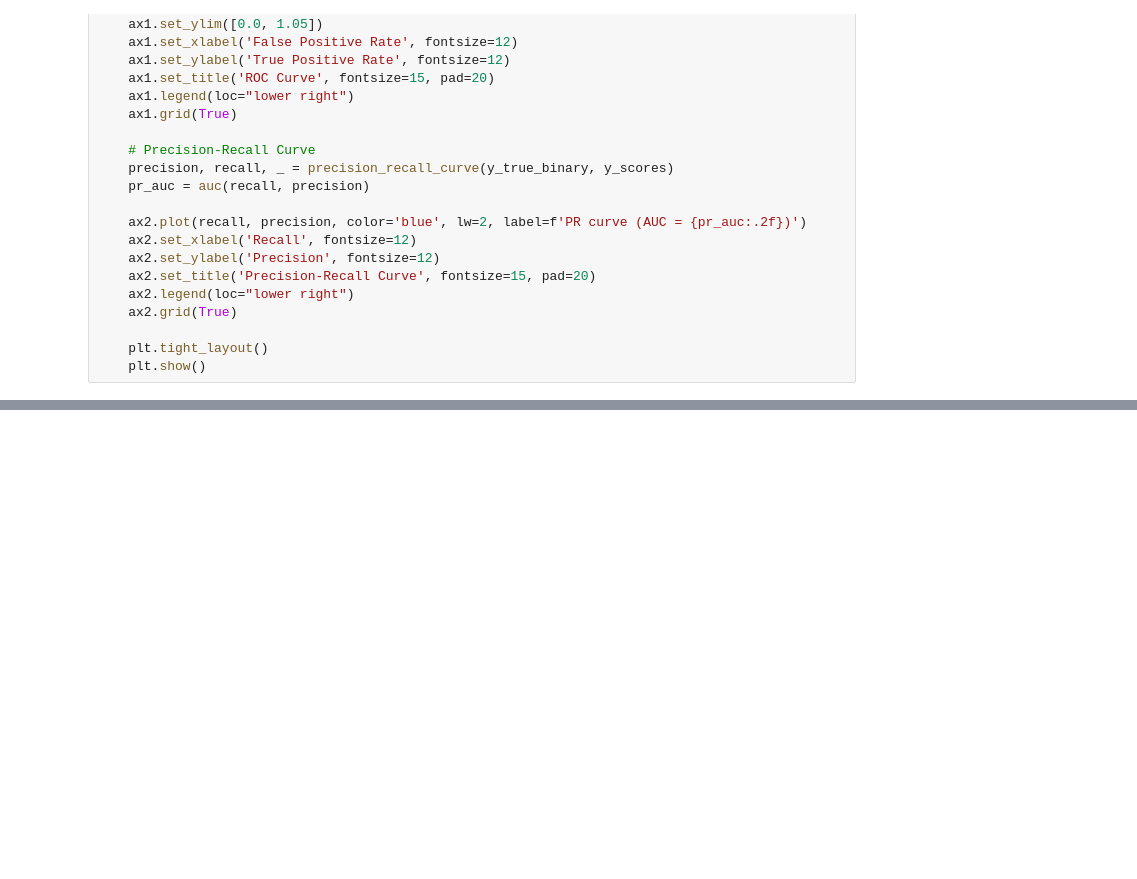
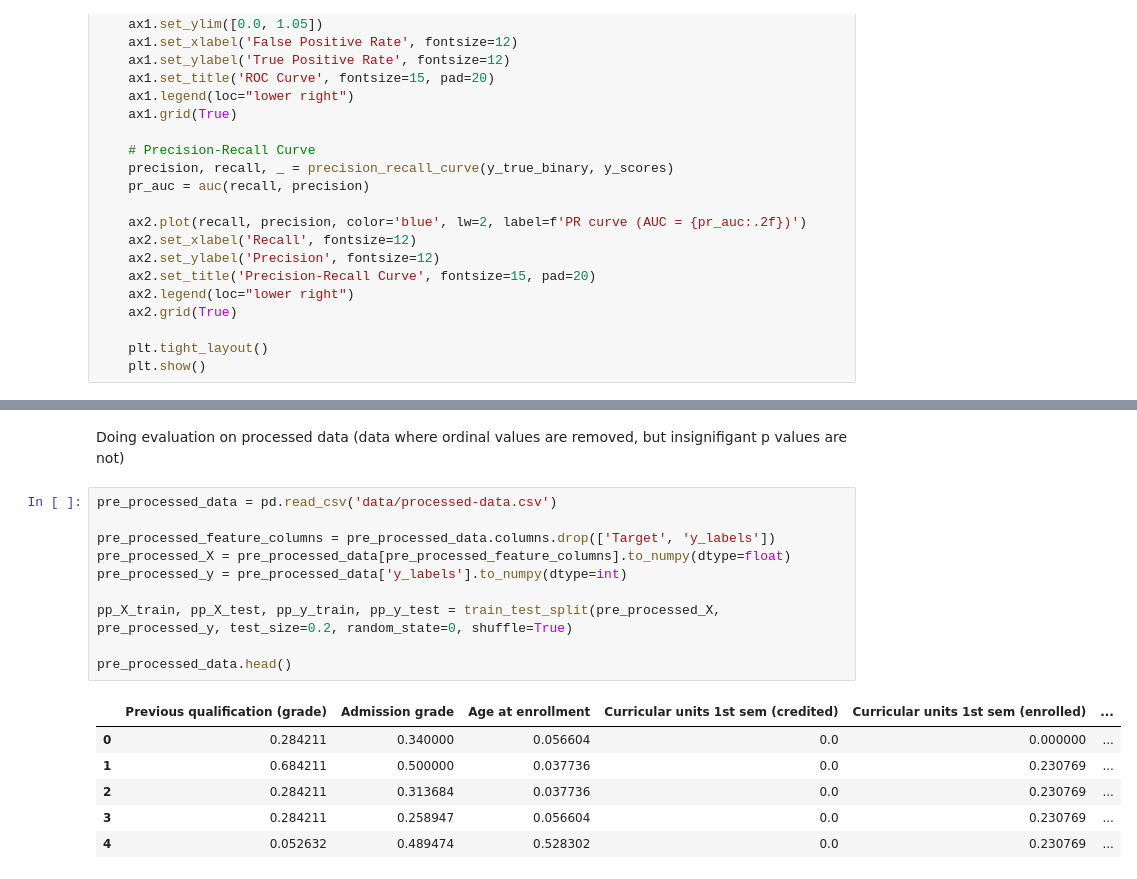
Before and after one commit to Romerico234/Student-Dropout-Predictor, a Jupyter notebook: kernel-based-svm-student-dropout-predictor.ipynb, the cells around one changed output, grey strips where cells are left out. Drawn from its saved outputs; the diff is of its cells as text; blank space fills up the shorter version.

```diff
--- a/kernel-based-svm-student-dropout-predictor.ipynb
+++ b/kernel-based-svm-student-dropout-predictor.ipynb
@@ -325,0 +273,19 @@ ROC and PR Curves for Gaussian Kernel:
+# %% [markdown]
+Doing evaluation on processed data (data where ordinal values are removed, but insignifigant p values are not)
+# %%
+pre_processed_data = pd.read_csv('data/processed-data.csv')
+
+pre_processed_feature_columns = pre_processed_data.columns.drop(['Target', 'y_labels'])
+pre_processed_X = pre_processed_data[pre_processed_feature_columns].to_numpy(dtype=float)
+pre_processed_y = pre_processed_data['y_labels'].to_numpy(dtype=int)
+
+pp_X_train, pp_X_test, pp_y_train, pp_y_test = train_test_split(pre_processed_X, pre_processed_y, test_size=0.2, random_state=0, shuffle=True)
+
+pre_processed_data.head()
+# %% [output]
+|  | Previous qualification (grade) | Admission grade | Age at enrollment | Curricular units 1st sem (credited) | Curricular units 1st sem (enrolled) | ... |
+| 0 | 0.284211 | 0.340000 | 0.056604 | 0.0 | 0.000000 | ... |
+| 1 | 0.684211 | 0.500000 | 0.037736 | 0.0 | 0.230769 | ... |
+| 2 | 0.284211 | 0.313684 | 0.037736 | 0.0 | 0.230769 | ... |
+| 3 | 0.284211 | 0.258947 | 0.056604 | 0.0 | 0.230769 | ... |
+| 4 | 0.052632 | 0.489474 | 0.528302 | 0.0 | 0.230769 | ... |
```
Also changed, not shown: parts of 13 cells of this notebook.
